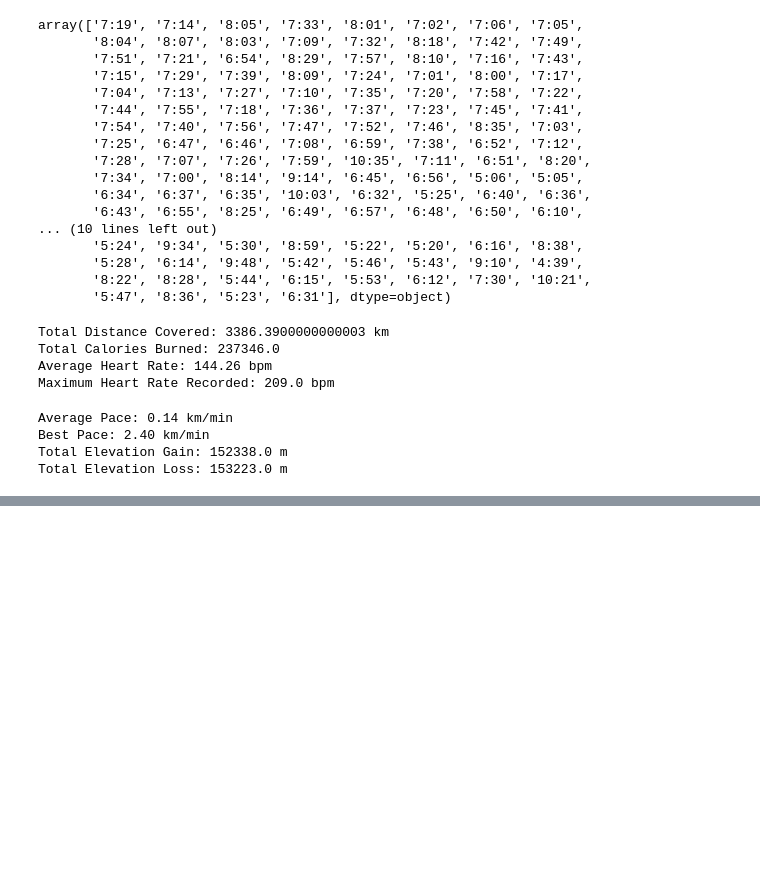
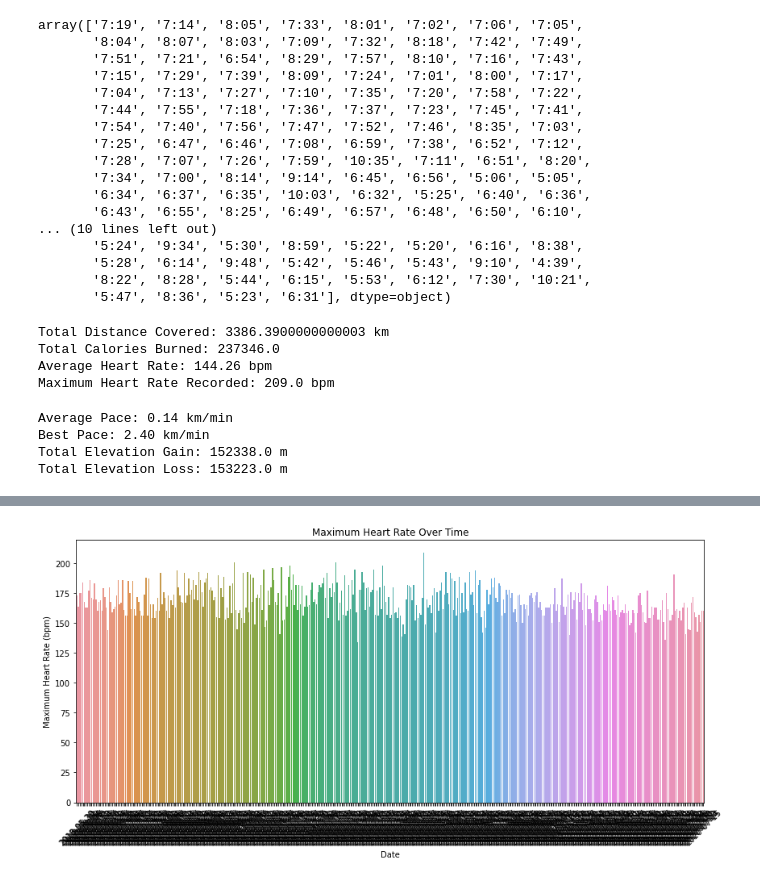
Before and after one commit to bladealec/runningnlog_insights, a Jupyter notebook: insights.ipynb, the cells around one changed output, grey strips where cells are left out. Drawn from its saved outputs; the diff is of its cells as text; code cells hidden in the pictures; blank space fills up the shorter version.

```diff
--- a/insights.ipynb
+++ b/insights.ipynb
@@ -128,0 +203,12 @@ Total Elevation Loss: 153223.0 m
+# %%
+# maximum heart rate over time
+plt.figure(figsize=(12, 6))
+sns.barplot(data=activity_by_date, x='Date', y='Max HR')
+plt.title('Maximum Heart Rate Over Time')
+plt.xlabel('Date')
+plt.ylabel('Maximum Heart Rate (bpm)')
+plt.xticks(rotation=45)
+plt.tight_layout()
+plt.show()
+# %% [output]
+[figure, added]
```
Also changed, not shown: parts of 7 cells of this notebook.
